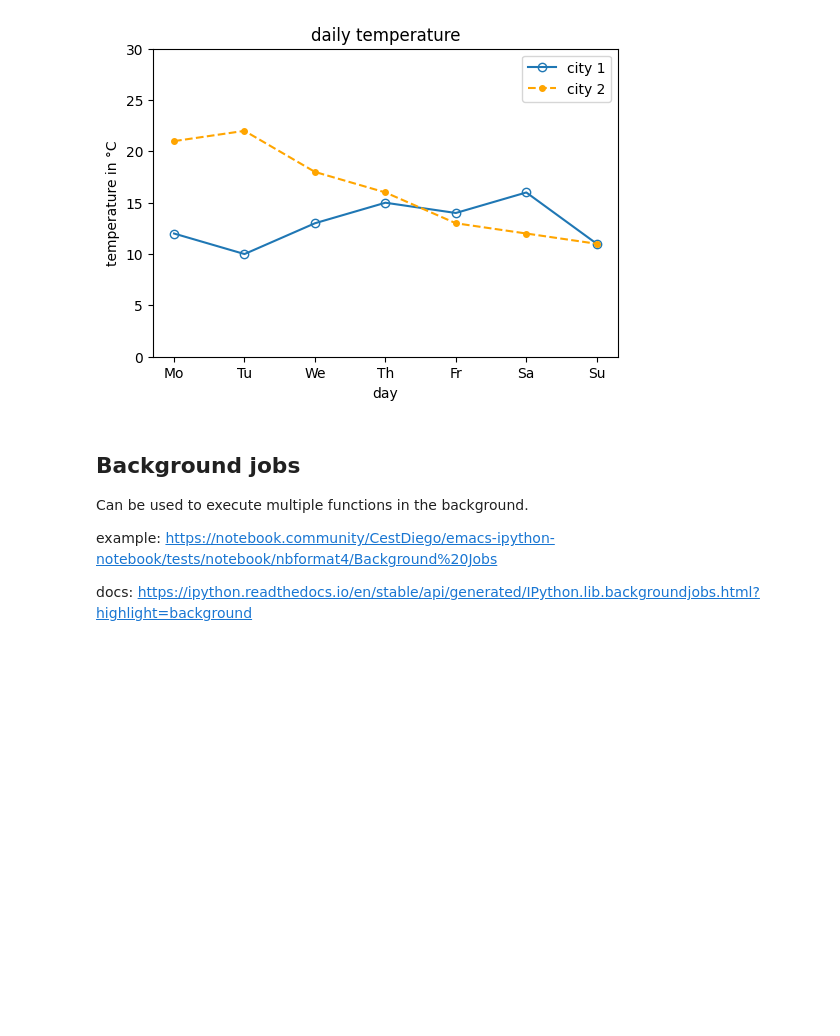
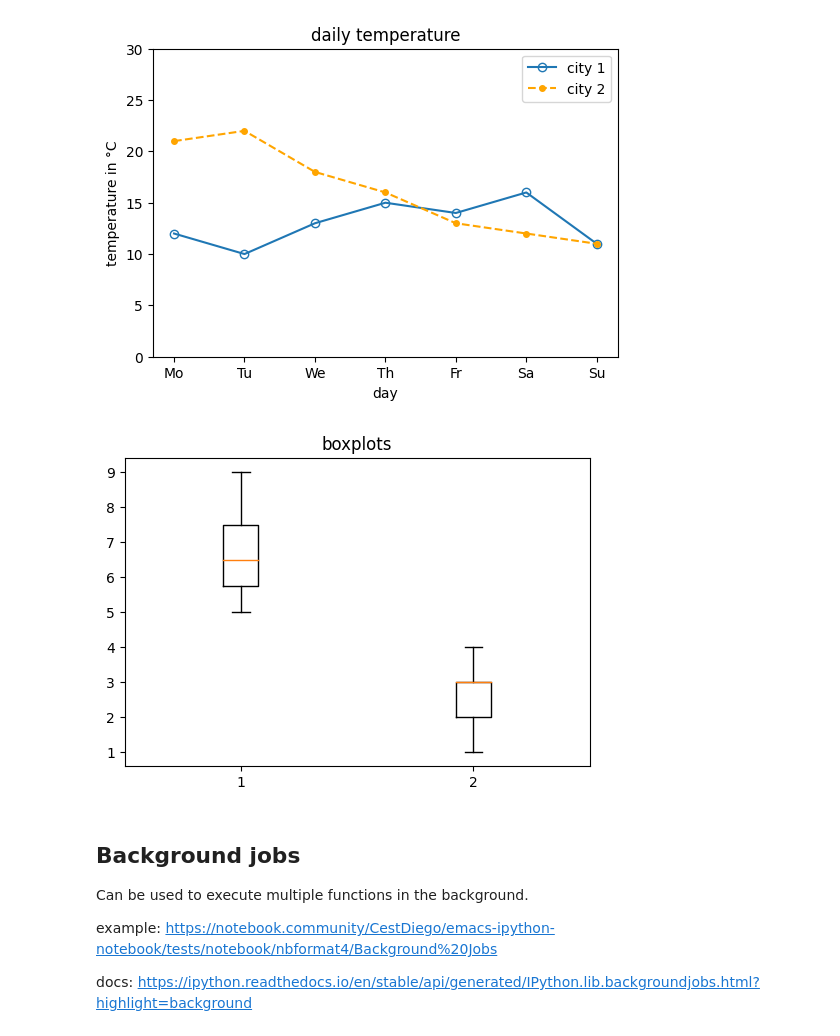
Before and after one commit to MartinVoelkl94/Python_compendium, a Jupyter notebook: Python_compendium.ipynb, the cells around one changed output. Cells and saved outputs as stored; diff of their text form; code cells hidden in the pictures; blank space fills up the shorter version.

```diff
--- a/Python_compendium.ipynb
+++ b/Python_compendium.ipynb
@@ -528,6 +528,15 @@ plt.legend()
 plt.show()
 # %% [output]
 [figure]
+# %%
+plt.figure(figsize=(6,4))
+plt.title('boxplots')
+
+plt.boxplot([[7,5,9,6],[3,4,3,1,2]])
+
+plt.show()
+# %% [output]
+[figure, added]
 # %% [markdown]
 ## Background jobs
 
```
Also changed, not shown: parts of 1 cell of this notebook.
